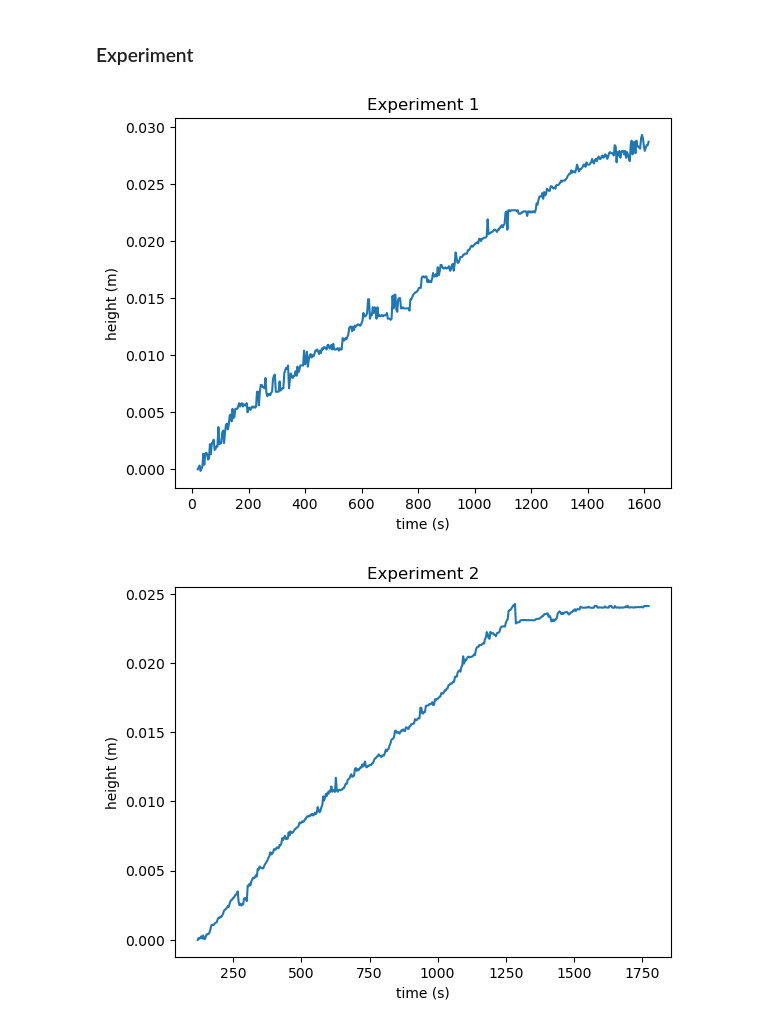
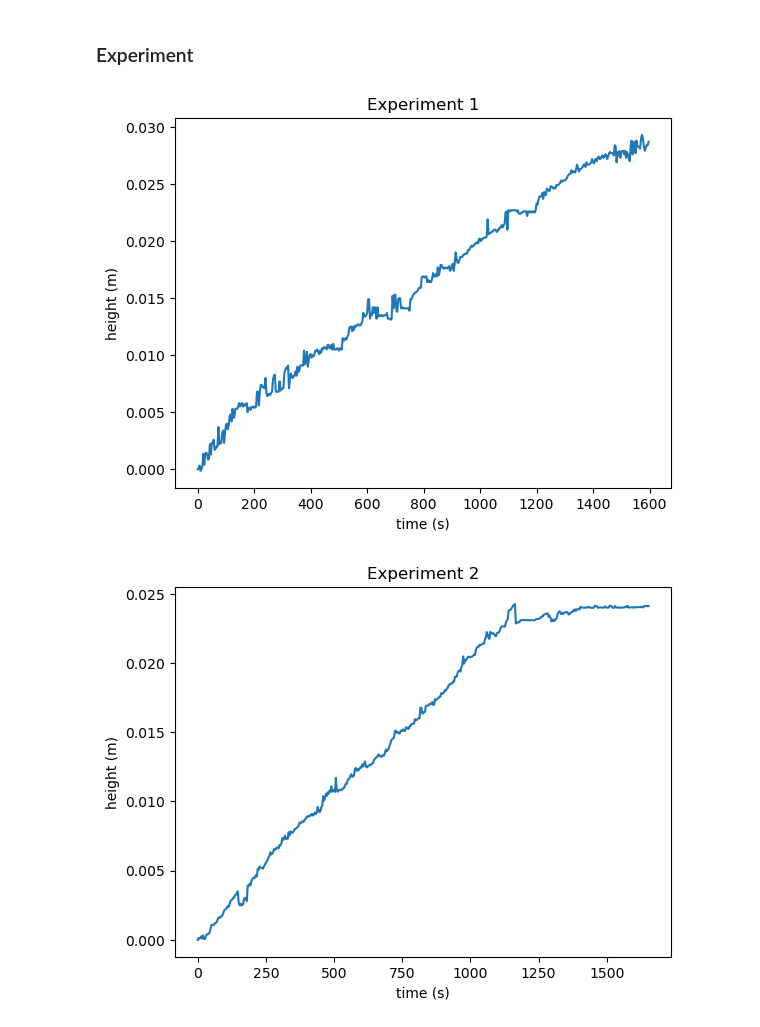
Before and after one commit to Linuxable/FT-honours, a Jupyter notebook: numeriek.ipynb, the cells around one changed output. Drawn from its saved outputs; the diff is of its cells as text; code cells hidden in the pictures.

```diff
--- a/numeriek.ipynb
+++ b/numeriek.ipynb
@@ -124,27 +124,44 @@ plot_grid(T[k,:], k)
 ### Experiment ###
 # %%
 #Data importeren
-data1 = np.loadtxt(r"C:\Users\jesse\FT-honours\FT_Honours_Data2.csv", delimiter=';', skiprows=1, usecols=[2,3,4],max_rows=480)
-t_data1 = data1[:,0]
+data1 = np.loadtxt(r"C:\Users\jesse\FT-honours\FT_Honours_Data3.csv", delimiter=';', skiprows=1, usecols=[2,3,4],max_rows=480)
+t_data1 = data1[:,0]-data1[0,0]
 y_data1 = data1[:,2]-data1[0,2] #Aftrekken van startwaarde
 
-data2 = np.loadtxt(r"C:\Users\jesse\FT-honours\FT_Honours_Data2.csv", delimiter=';', skiprows=1, usecols=[6,7,8],max_rows=497)
-t_data2 = data2[:,0]
+data2 = np.loadtxt(r"C:\Users\jesse\FT-honours\FT_Honours_Data3.csv", delimiter=';', skiprows=1, usecols=[6,7,8],max_rows=497)
+t_data2 = data2[:,0]-data2[0,0]
 y_data2 = data2[:,2]-data2[0,2] #Aftrekken van startwaarde
+
+data3 = np.loadtxt(r"C:\Users\jesse\FT-honours\FT_Honours_Data3.csv", delimiter=';', skiprows=1, usecols=[10,11,12],max_rows=1399)
+t_data3 = data3[:,0]-data3[0,0]
+y_data3 = data3[:,2]-data3[0,2] #Aftrekken van startwaarde
 # %%
 plt.figure()
 plt.title('Experiment 1')
 plt.plot(t_data1,y_data1)
 plt.xlabel('time (s)')
 plt.ylabel('height (m)')
 plt.show()
 
 plt.figure()
 plt.title('Experiment 2')
 plt.plot(t_data2,y_data2)
 plt.xlabel('time (s)')
 plt.ylabel('height (m)')
 plt.show()
+
+plt.figure()
+plt.title('Experiment 3')
+plt.plot(t_data3,y_data3)
+plt.xlabel('time (s)')
+plt.ylabel('height (m)')
+plt.show()
+
+plt.figure()
+plt.plot(t_data1,y_data1)
+plt.plot(t_data2,y_data2)
+plt.plot(t_data3,y_data3)
+plt.show()
 # %% [output]
-[figure, old version]
+[figure, new version]
-[figure, old version]
+[figure, new version]
```
Also changed, not shown: parts of 1 cell of this notebook, 2 other files.
